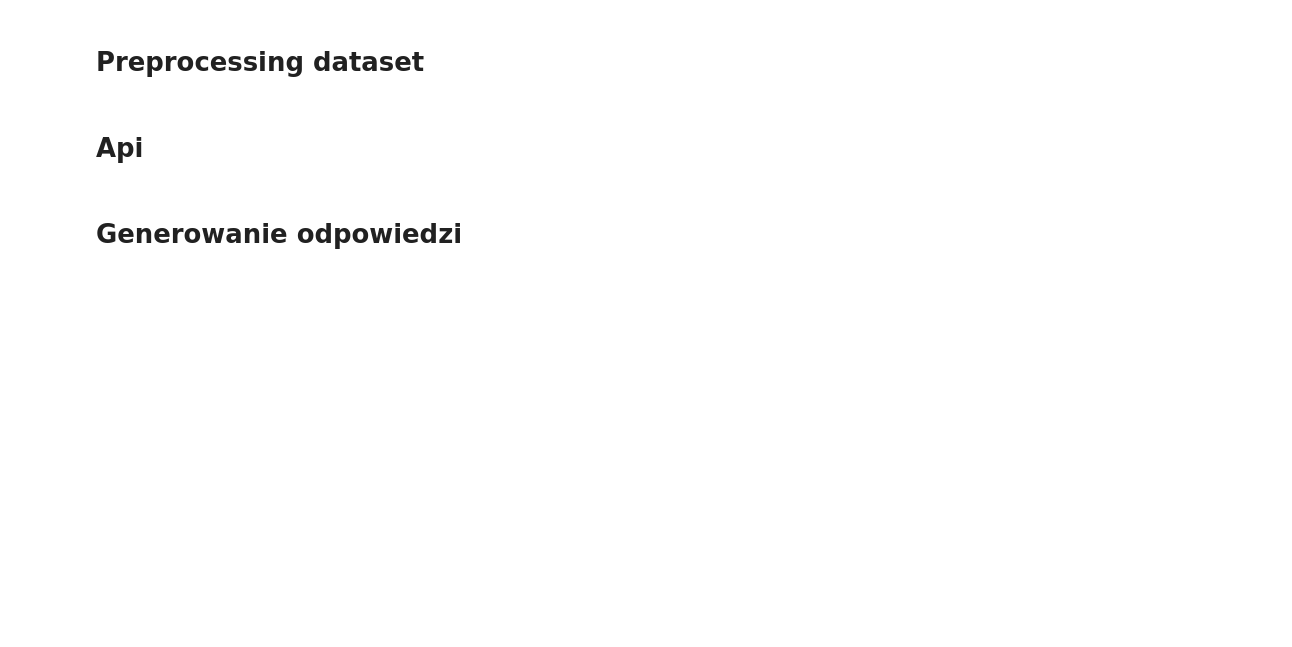
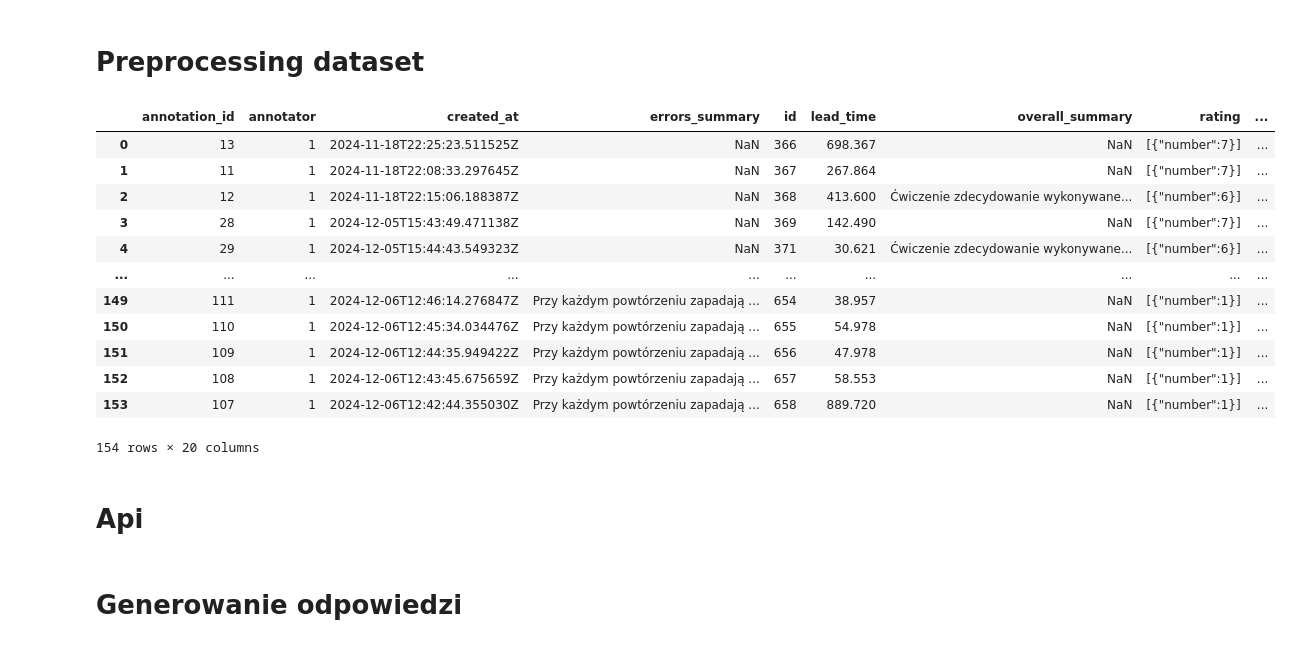
Before and after one commit to GymMachineLearning/LanguageModule, a Jupyter notebook: jupyter_evaluation_summary/CohereApiEvaluation.ipynb, the cells around one changed output. Cells and saved outputs as stored; diff of their text form; code cells hidden in the pictures; blank space fills up the shorter version.

```diff
--- a/jupyter_evaluation_summary/CohereApiEvaluation.ipynb
+++ b/jupyter_evaluation_summary/CohereApiEvaluation.ipynb
@@ -15,5 +15,21 @@ dataset_path = "../../ML_Model/datasets/tested_dataset/final_dataset/final_test.
 # Wczytanie pliku
 with open(dataset_path, 'rb') as f:
     data = pickle.load(f)
+# %%
+data
+# %% [output]
+|  | annotation_id | annotator | created_at | errors_summary | id | lead_time | overall_summary | rating | ... |
+| 0 | 13 | 1 | 2024-11-18T22:25:23.511525Z | NaN | 366 | 698.367 | NaN | [{"number":7}] | ... |
+| 1 | 11 | 1 | 2024-11-18T22:08:33.297645Z | NaN | 367 | 267.864 | NaN | [{"number":7}] | ... |
+| 2 | 12 | 1 | 2024-11-18T22:15:06.188387Z | NaN | 368 | 413.600 | Ćwiczenie zdecydowanie wykonywane... | [{"number":6}] | ... |
+| 3 | 28 | 1 | 2024-12-05T15:43:49.471138Z | NaN | 369 | 142.490 | NaN | [{"number":7}] | ... |
+| 4 | 29 | 1 | 2024-12-05T15:44:43.549323Z | NaN | 371 | 30.621 | Ćwiczenie zdecydowanie wykonywane... | [{"number":6}] | ... |
+| ... | ... | ... | ... | ... | ... | ... | ... | ... | ... |
+| 149 | 111 | 1 | 2024-12-06T12:46:14.276847Z | Przy każdym powtórzeniu zapadają ... | 654 | 38.957 | NaN | [{"number":1}] | ... |
+| 150 | 110 | 1 | 2024-12-06T12:45:34.034476Z | Przy każdym powtórzeniu zapadają ... | 655 | 54.978 | NaN | [{"number":1}] | ... |
+| 151 | 109 | 1 | 2024-12-06T12:44:35.949422Z | Przy każdym powtórzeniu zapadają ... | 656 | 47.978 | NaN | [{"number":1}] | ... |
+| 152 | 108 | 1 | 2024-12-06T12:43:45.675659Z | Przy każdym powtórzeniu zapadają ... | 657 | 58.553 | NaN | [{"number":1}] | ... |
+| 153 | 107 | 1 | 2024-12-06T12:42:44.355030Z | Przy każdym powtórzeniu zapadają ... | 658 | 889.720 | NaN | [{"number":1}] | ... |
+154 rows × 20 columns
 # %%
 labels = data['labels']
```
Also changed, not shown: parts of 4 cells of this notebook, 22 other files.
